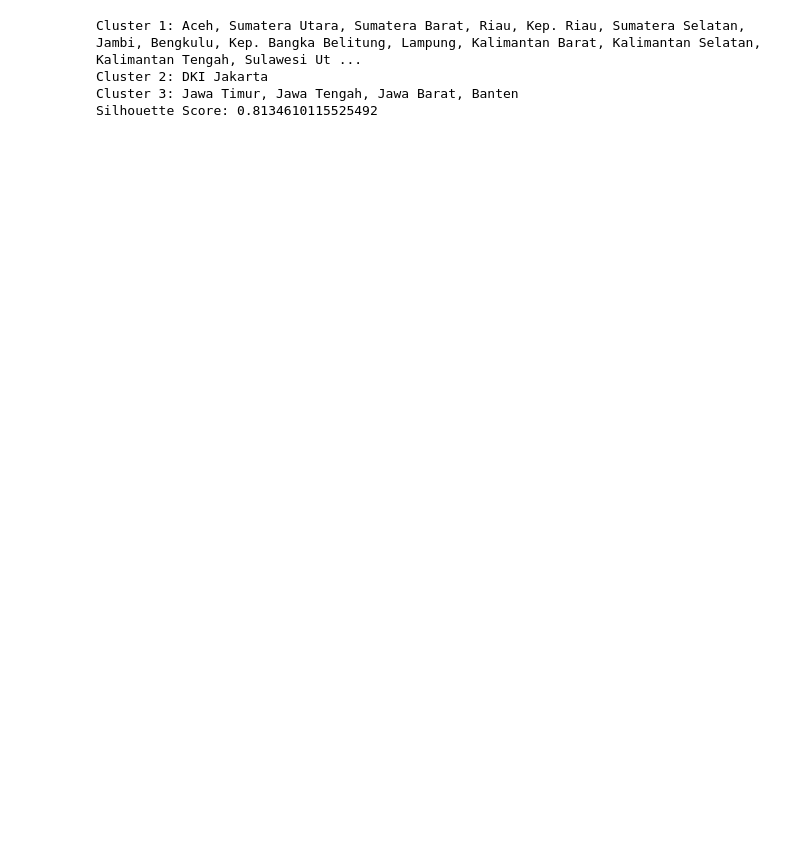
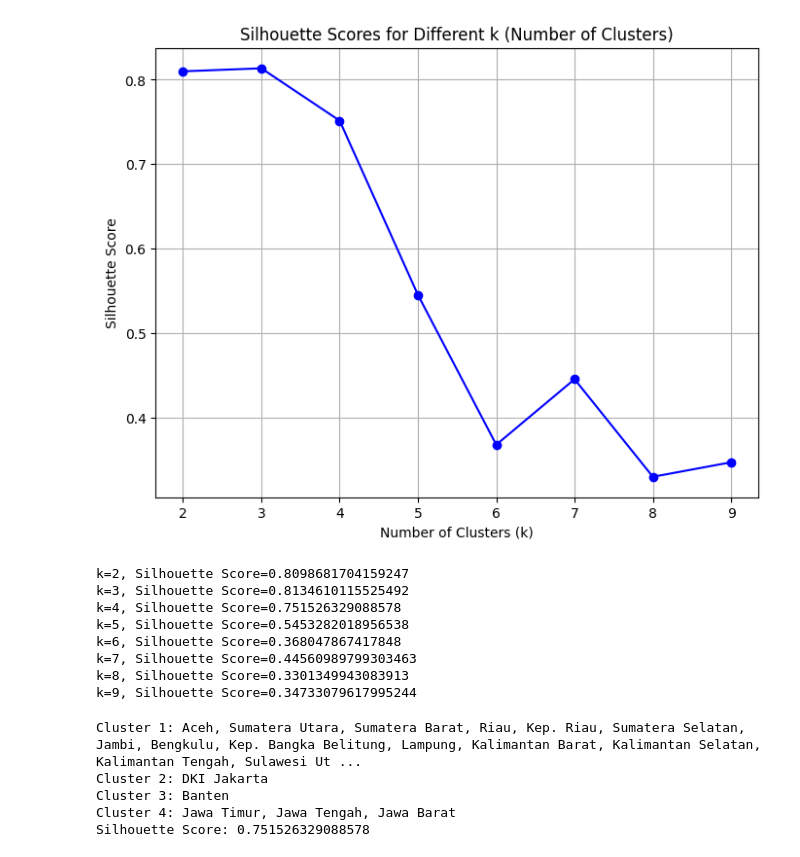
Before and after one commit to XQVWMM/konsumsi-listrik-notebook, a Jupyter notebook: KMedoids.ipynb, the cells around one changed output. Saved outputs shown, nothing was run; the diff lists cells and outputs as text; code cells hidden in the pictures; blank space fills up the shorter version.

```diff
--- a/KMedoids.ipynb
+++ b/KMedoids.ipynb
@@ -72,10 +33,51 @@ find_best_k(dataS_scaled, max_k=10)
+# %%
+k_range = range(2, 10)
+sil_scores = []
+
+for k in k_range:
+    np.random.seed(42)
+    initial_medoids = np.random.choice(range(scaled_features.shape[0]), size=k, replace=False).tolist()
+
+    kmedoids_model = kmedoids(scaled_features, initial_medoids, metric=distance_metric(type_metric.EUCLIDEAN))
+    kmedoids_model.process()
+
+    clusters = kmedoids_model.get_clusters()
+    labels = np.zeros(len(scaled_features))
+
+    for cluster_idx, cluster in enumerate(clusters):
+        labels[cluster] = cluster_idx
+
+    sil_score = silhouette_score(scaled_features, labels)
+    sil_scores.append(sil_score)
+
+plt.figure(figsize=(8, 6))
+plt.plot(k_range, sil_scores, marker='o', linestyle='-', color='b')
+plt.title('Silhouette Scores for Different k (Number of Clusters)')
+plt.xlabel('Number of Clusters (k)')
+plt.ylabel('Silhouette Score')
+plt.grid(True)
+plt.xticks(k_range)
+plt.show()
+
+for k, sil_score in zip(k_range, sil_scores):
+    print(f"k={k}, Silhouette Score={sil_score}")
+# %% [output]
+[figure, added]
+k=2, Silhouette Score=0.8098681704159247
+k=3, Silhouette Score=0.8134610115525492
+k=4, Silhouette Score=0.751526329088578
+k=5, Silhouette Score=0.5453282018956538
+k=6, Silhouette Score=0.368047867417848
+k=7, Silhouette Score=0.44560989799303463
+k=8, Silhouette Score=0.3301349943083913
+k=9, Silhouette Score=0.34733079617995244
 # %%
 data_= dataf[featuress]
 scaler = RobustScaler()
 scaled_features = scaler.fit_transform(data_)
 
 np.random.seed(42)
-initial_medoids = np.random.choice(range(scaled_features.shape[0]), size=3, replace=False).tolist()
+initial_medoids = np.random.choice(range(scaled_features.shape[0]), size=4, replace=False).tolist()
 
 kmedoids_model = kmedoids(scaled_features, initial_medoids, metric=distance_metric(type_metric.EUCLIDEAN))
 kmedoids_model.process()
@@ -102,8 +104,9 @@ print(f"Silhouette Score: {sil_score}")
 # %% [output]
 Cluster 1: Aceh, Sumatera Utara, Sumatera Barat, Riau, Kep. Riau, Sumatera Selatan, Jambi, Bengkulu, Kep. Bangka Belitung, Lampung, Kalimantan Barat, Kalimantan Selatan, Kalimantan Tengah, Sulawesi Ut ...
 Cluster 2: DKI Jakarta
-Cluster 3: Jawa Timur, Jawa Tengah, Jawa Barat, Banten
-Silhouette Score: 0.8134610115525492
+Cluster 3: Banten
+Cluster 4: Jawa Timur, Jawa Tengah, Jawa Barat
+Silhouette Score: 0.751526329088578
 # %%
 def plot_tsne_with_clusters(X, clusters, provinsi_names):
     tsne = TSNE(n_components=2, random_state=42)
```
Also changed, not shown: parts of 3 cells of this notebook, 3 other files.
